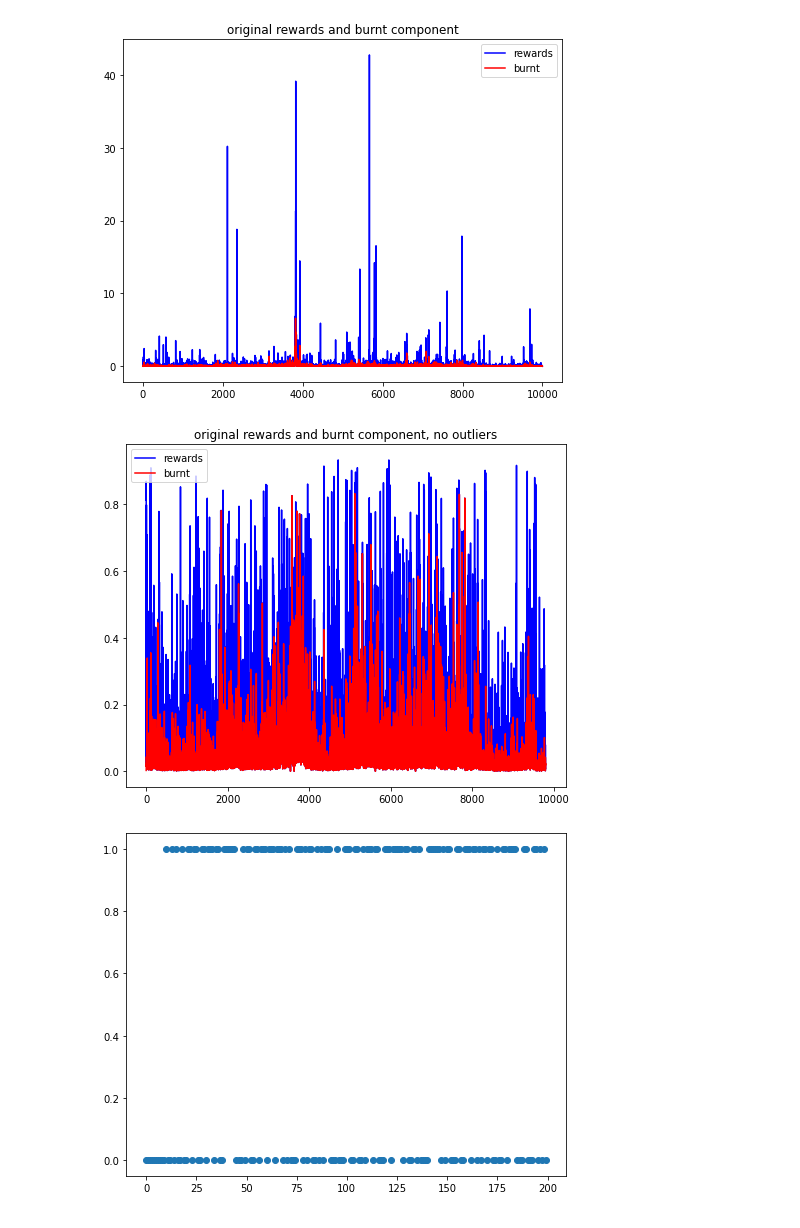
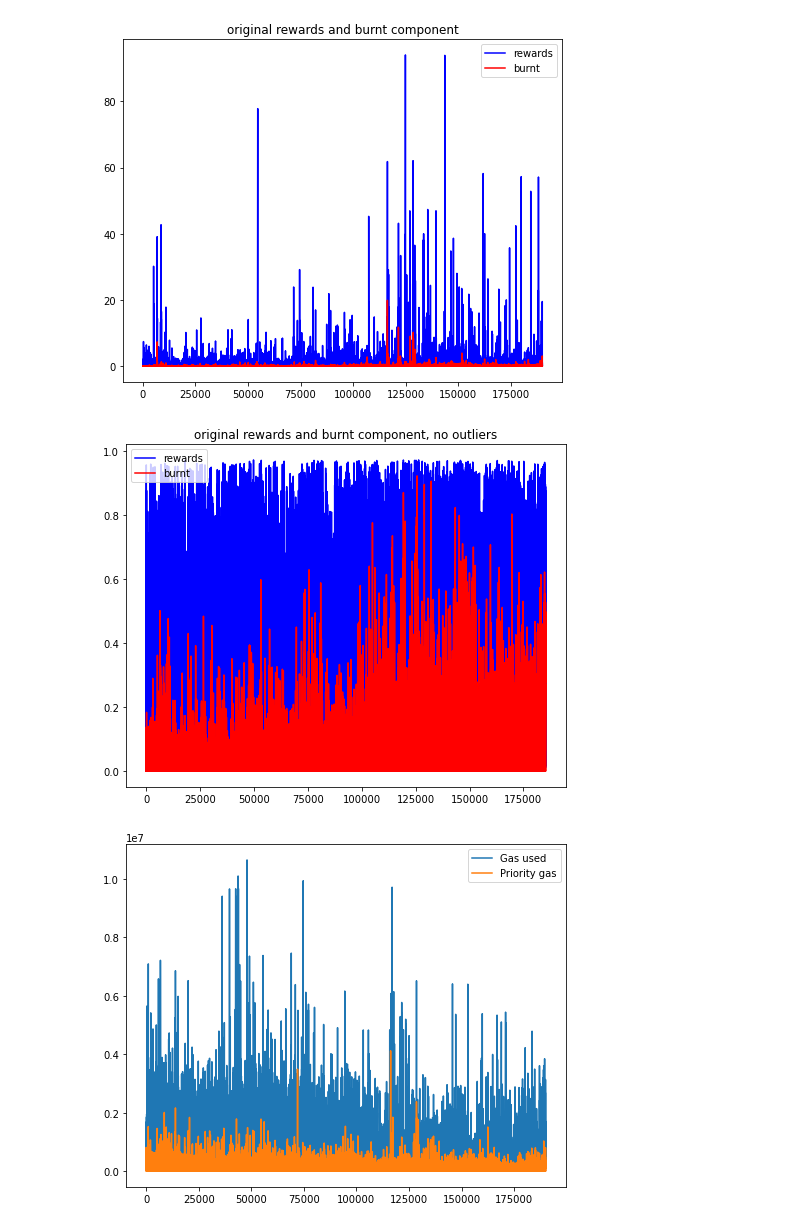
Before and after one commit to frankdfr96/MEVresearch, a Jupyter notebook: Priority Fee.ipynb, the cells around one changed output. Saved outputs shown, nothing was run; the diff lists cells and outputs as text; code cells hidden in the pictures.

```diff
--- a/Priority Fee.ipynb
+++ b/Priority Fee.ipynb
@@ -19,0 +33,7 @@ blocks = dic["blocks"]
+# %%
+blockNumber = blocks[0]["block_number"] #or substitute from the file
+daysBack = 30  #or substitute from the file
+#Load old ones from here
+f = open("blocksFrom{}To{}DaysBack.txt".format(blockNumber, daysBack), "r")
+blocks = json.loads(f.read())
+f.close()
@@ -20,12 +75,5 @@ blocks = dic["blocks"]
 # %%
-weiToEth = 10**-18
-EthToGwei = 10**9
-gweiToEth = 10**(-9)
-weiToGwei = 10**(-9)
-GweiToWei = 10**9
-blocks = [block for block in blocks if int(block["miner_reward"]) > 0]
-rewards = np.array([int(block["miner_reward"]) for block in blocks])*weiToEth
-n_blocks = min(10000, len(rewards))
+#Visualize flashbots miner rewards
 plt.plot(rewards[0:n_blocks])
 mean = np.mean(rewards[0:n_blocks])
 std = np.std(rewards[0:n_blocks])
@@ -37,30 +85,32 @@ plt.show()
 # %%
-resize = 0.8
-plt.rcParams['figure.figsize'] = [resize*25/2.54, resize*20/2.54]
-gas_used = lambda block: int(block["gas_used"])
-gas_price = lambda block: int(block["gas_price"])*weiToEth
-miner_reward = lambda block: int(block["miner_reward"])*weiToEth
+#Simulate mechanism with priority fee based on absent or present ptx
+
 priority_fee = 10 #10 gwei
 new_rewards = np.zeros(n_blocks)
 fee = np.zeros(n_blocks)
-fee[0] = priority_fee
+priority_gas = np.zeros(n_blocks)
+burnt = np.zeros(n_blocks)
 doubling_days = 3
 halfing_days = 4
 increase_factor = np.exp((log(2)/doubling_days))
 decrease_factor = np.exp((log(0.5)/halfing_days))
+
+
 for i, block in enumerate(blocks):
-    burnt = gas_used(block)*priority_fee*gweiToEth
-    new_rewards[i] = max(rewards[i] - burnt, 0)
+    for tx in block["transactions"]:
+        if  priority_fee*gweiToEth < int(tx["gas_price"])*weiToEth:
+            tx_gas = int(tx["gas_used"])
+            tx_burn = tx_gas*priority_fee*gweiToEth
+            tx_payment = int(tx["total_miner_reward"])*weiToEth
+            new_rewards[i] += tx_payment - tx_burn
+            priority_gas[i] += tx_gas
+            burnt[i] += tx_burn
     if new_rewards[i] > 0:
-        priority_fee *= increase_factor
-    elif rewards[i]*1.1 > burnt:
-        new_rewards[i] = rewards[i]*1.1 - burnt
         priority_fee *= increase_factor
     else:
         priority_fee *= decrease_factor
     fee[i] = priority_fee
 
-burnt = rewards - new_rewards
 plt.plot(fee)
 plt.title("Priority fee (gwei)")
 plt.figure()
@@ -77,14 +127,27 @@ plt.plot(rewards[non_outliers], color = 'b')
 plt.plot(burnt[non_outliers], color = 'r')
 plt.legend(["rewards", "burnt"])
 plt.figure()
+plt.plot([gas_used(block) for block in blocks])
+plt.plot(priority_gas)
+plt.legend(["Gas used", "Priority gas"])
+plt.figure()
 plt.scatter(range(200), [1 if t else 0 for t in (new_rewards == 0)][0:200])
-print("Median fee: {}".format(np.median(fee)))
-print("Mean fee: {}".format(np.mean(fee)))
-print("Average burn percentage: {}".format(np.mean(burnt/rewards)))
-print("Total burn percentage: {}".format(np.sum(burnt)/np.sum(rewards)))
-print("Average burn percentage without outliers: {}".format(np.mean(burnt[non_outliers]/rewards[non_outliers])))
-print("Total burn percentage without outliers: {}".format(np.sum(burnt[non_outliers])/np.sum(rewards[non_outliers])))
-print("Percentage of missed slots: {}".format(np.mean(new_rewards == 0)))
-print("outliers: {}".format(n_blocks - len(non_outliers)))
+
+print("Median fee: {:.0f} gwei".format(np.median(fee)))
+print("Mean fee: {:.0f} gwei".format(np.mean(fee)))
+print("Mean burn: {:.3f} eth".format(np.mean(burnt)))
+print("Average burn percentage: {:.1f}%".format(100*np.mean(burnt/rewards)))
+print("Total burn percentage: {:.1f}%".format(100*np.sum(burnt)/np.sum(rewards)))
+print("Average burn percentage without outliers: {:.1f}%".format(100*np.mean(burnt[non_outliers]/rewards[non_outliers])))
+print("Total burn percentage without outliers: {:.1f}%".format(100*np.sum(burnt[non_outliers])/np.sum(rewards[non_outliers])))
+print("Percentage of missed slots: {:.1f}%".format(100*np.mean(new_rewards == 0)))
+print("Percentage of outliers: {:.1f}%".format(100*(n_blocks - len(non_outliers))/n_blocks))
+print("Median gas used: {:.0f}".format(np.median([gas_used(block) for block in blocks])))
+print("Median priority gas: {:.0f}".format(np.median(priority_gas)))
+print("Mean gas used: {:.0f}".format(np.mean([gas_used(block) for block in blocks])))
+print("Mean priority gas: {:.0f}".format(np.mean(priority_gas)))
+print("Mean percentage of original gas used as priority gas: {:.1f}%".format(100*np.mean([priority_gas[i]/gas_used(block) for i,block in enumerate(blocks)])))
 plt.show()
+
+burnt0 = burnt
 # %% [output]
@@ -100,3 +169,3 @@ outliers: 196
-[figure, old version]
+[figure, new version]
-[figure, old version]
+[figure, new version]
-[figure, old version]
+[figure, new version]
```
Also changed, not shown: parts of 15 cells of this notebook, 3 other files.
